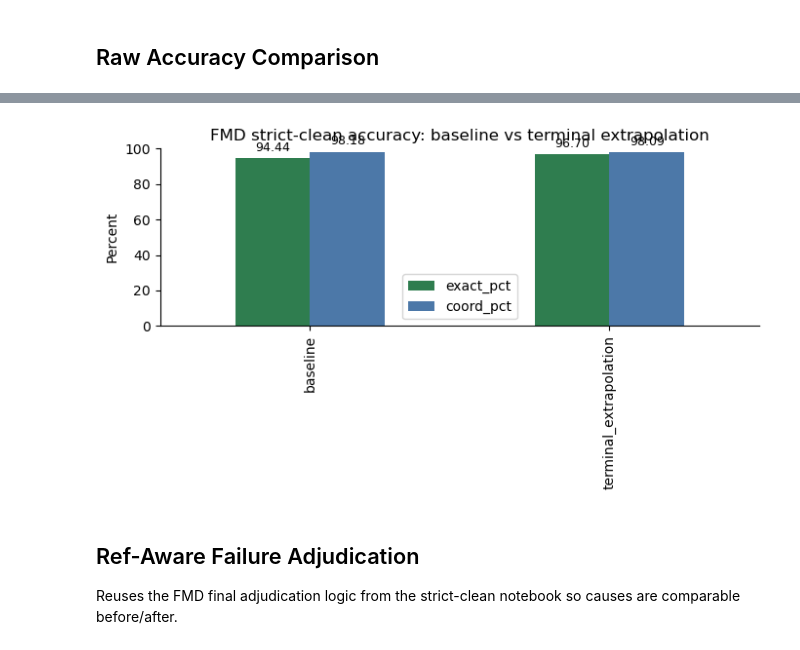
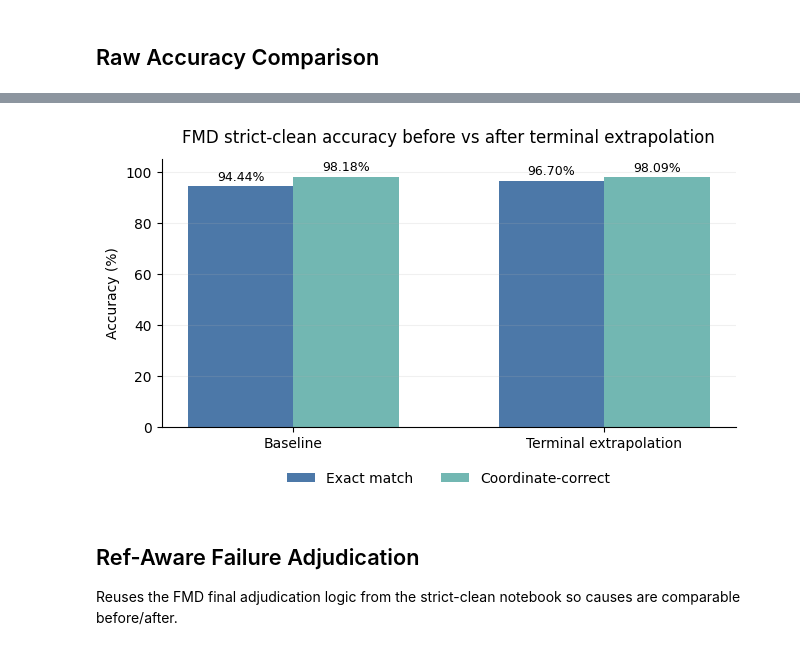
Before and after one commit to nhatminhhatesyou/viralift, a Jupyter notebook: app/validation/04_tblastn_truth_breakdown_100seq/tiers/strict_clean/fmd_terminal_extrapolation_eval.ipynb, the cells around one changed output, grey strips where cells are left out. Drawn from its saved outputs; the diff is of its cells as text; code cells hidden in the pictures.

```diff
--- a/app/validation/04_tblastn_truth_breakdown_100seq/tiers/strict_clean/fmd_terminal_extrapolation_eval.ipynb
+++ b/app/validation/04_tblastn_truth_breakdown_100seq/tiers/strict_clean/fmd_terminal_extrapolation_eval.ipynb
@@ -105,19 +105,37 @@ raw_compare
 | 0 | baseline | 1152 | 1088 | 1131 | 43 | 21 | 94.44 | 98.18 | ... |
 | 1 | terminal_extrapolation | 1152 | 1114 | 1130 | 16 | 22 | 96.70 | 98.09 | ... |
 # %%
-plot_df = raw_compare.set_index('run')[['exact_pct', 'coord_pct']]
-ax = plot_df.plot(kind='bar', figsize=(7, 4), color=['#2f7d4f', '#4c78a8'])
-ax.set_ylim(0, 100)
-ax.set_ylabel('Percent')
-ax.set_xlabel('')
-ax.set_title('FMD strict-clean accuracy: baseline vs terminal extrapolation')
-for container in ax.containers:
-    ax.bar_label(container, fmt='%.2f', padding=3, fontsize=9)
-fig = ax.figure
-fig.tight_layout()
-fig.savefig(OUTPUT_DIR / 'fmd_accuracy_comparison.png', dpi=180, bbox_inches='tight')
+plot_df = raw_compare.copy()
+plot_df['label'] = plot_df['run'].map({
+    'baseline': 'Baseline',
+    'terminal_extrapolation': 'Terminal extrapolation',
+}).fillna(plot_df['run'])
+plot_df = plot_df.set_index('label').loc[['Baseline', 'Terminal extrapolation']].reset_index()
+
+fig, ax = plt.subplots(figsize=(6.6, 4.2))
+x = range(len(plot_df))
+width = 0.34
+bars1 = ax.bar([v - width / 2 for v in x], plot_df['exact_pct'], width, label='Exact match', color='#4C78A8')
+bars2 = ax.bar([v + width / 2 for v in x], plot_df['coord_pct'], width, label='Coordinate-correct', color='#72B7B2')
+
+ax.set_ylim(0, 105)
+ax.set_ylabel('Accuracy (%)')
+ax.set_xticks(list(x), plot_df['label'])
+ax.set_title('FMD strict-clean accuracy before vs after terminal extrapolation', pad=12)
+ax.legend(frameon=False, loc='upper center', bbox_to_anchor=(0.5, -0.12), ncol=2)
+ax.spines[['top', 'right']].set_visible(False)
+ax.grid(axis='y', alpha=0.18)
+
+for bars in [bars1, bars2]:
+    for bar in bars:
+        value = bar.get_height()
+        ax.text(bar.get_x() + bar.get_width() / 2, value + 1.0, f'{value:.2f}%', ha='center', va='bottom', fontsize=9)
+
+plt.tight_layout(rect=[0, 0.05, 1, 1])
+plt.savefig(OUTPUT_DIR / 'fmd_accuracy_comparison.png', bbox_inches='tight', dpi=160)
+plt.show()
 # %% [output]
-[figure, old version]
+[figure, new version]
 # %% [markdown]
 ## Ref-Aware Failure Adjudication
 
```
Also changed, not shown: 11 other files.
